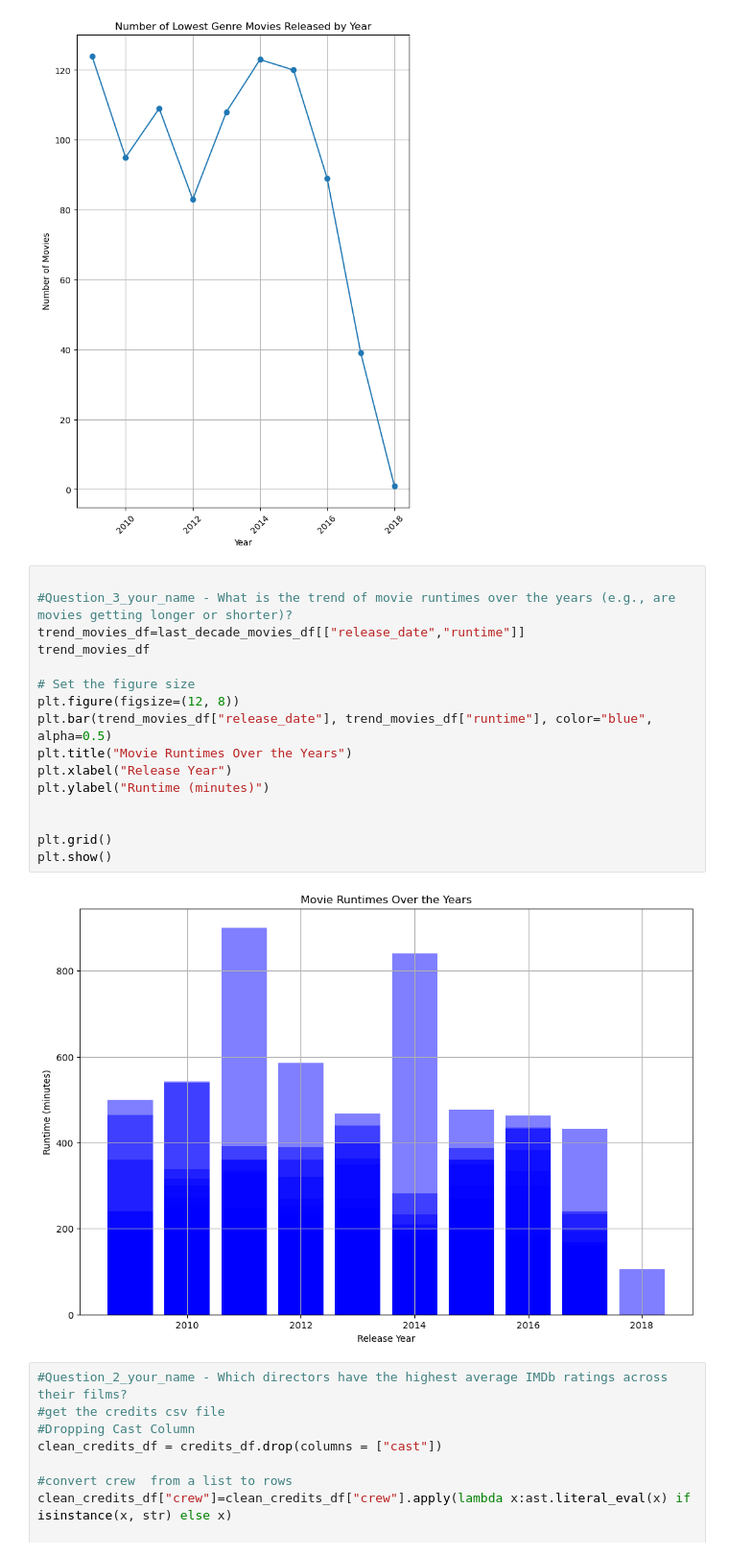
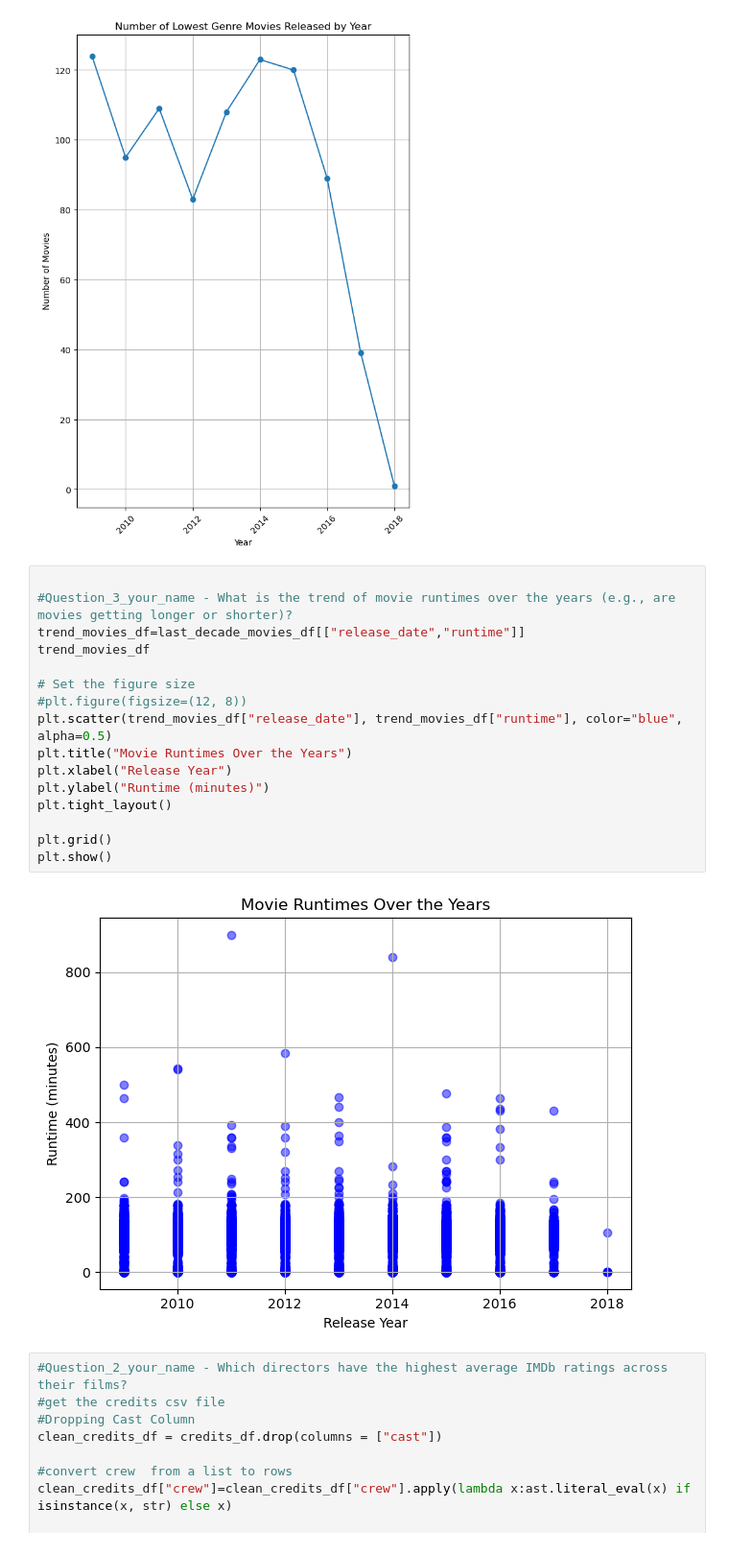
Before and after one commit to tinpham1/5iveCoders, a Jupyter notebook: Project 1/main.ipynb, the cells around one changed output. Shown at 96% size. Saved outputs shown, nothing was run; the diff lists cells and outputs as text.

```diff
--- a/Project 1/main.ipynb
+++ b/Project 1/main.ipynb
@@ -209,21 +219,21 @@ plt.show()
 # %%
 
 #Question_3_your_name - What is the trend of movie runtimes over the years (e.g., are movies getting longer or shorter)?
 trend_movies_df=last_decade_movies_df[["release_date","runtime"]]
 trend_movies_df
 
 # Set the figure size
-plt.figure(figsize=(12, 8))
-plt.bar(trend_movies_df["release_date"], trend_movies_df["runtime"], color="blue", alpha=0.5)
+#plt.figure(figsize=(12, 8))
+plt.scatter(trend_movies_df["release_date"], trend_movies_df["runtime"], color="blue", alpha=0.5)
 plt.title("Movie Runtimes Over the Years")
 plt.xlabel("Release Year")
 plt.ylabel("Runtime (minutes)")
-
+plt.tight_layout()
 
 plt.grid()
 plt.show()
 # %% [output]
-[figure, old version]
+[figure, new version]
 # %%
 #Question_2_your_name - Which directors have the highest average IMDb ratings across their films?
 #get the credits csv file
```
Also changed, not shown: parts of 6 cells of this notebook.
